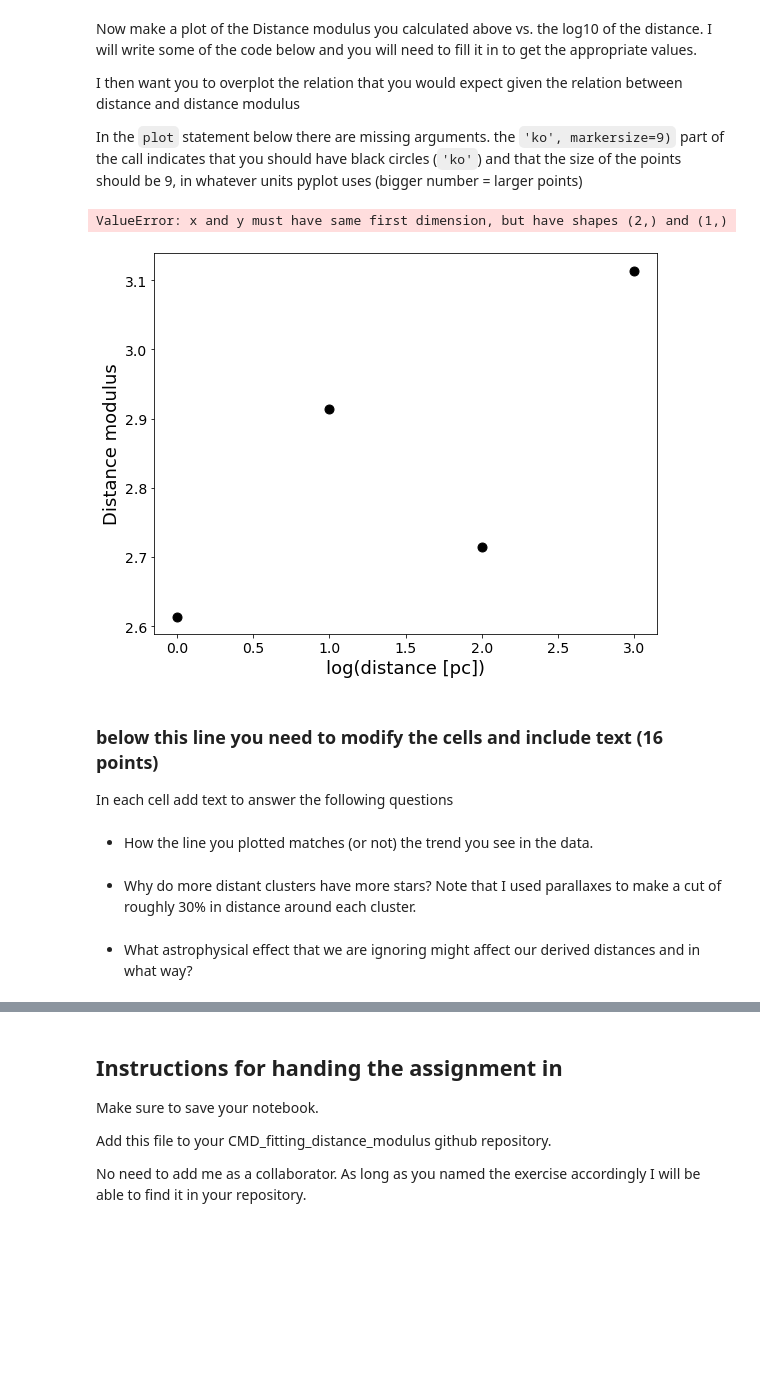
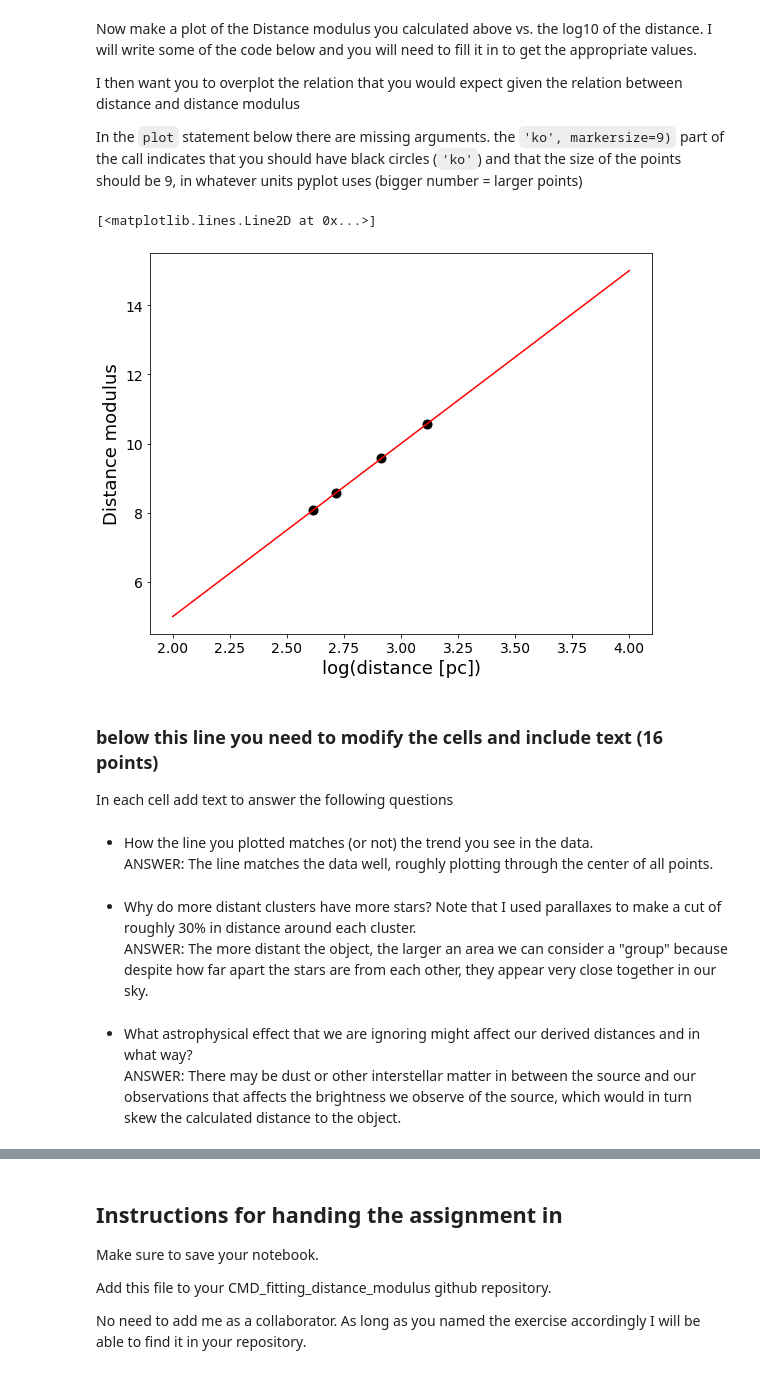
Before and after one commit to vvildfire/CMD_distmod_student, a Jupyter notebook: cluster_plot_student.ipynb, the cells around one changed output, grey strips where cells are left out. Cells and saved outputs as stored; diff of their text form; code cells hidden in the pictures; blank space fills up the shorter version.

```diff
--- a/cluster_plot_student.ipynb
+++ b/cluster_plot_student.ipynb
@@ -188,39 +188,42 @@ In the `plot` statement below there are missing arguments.  the `'ko', markersiz
 # %%
 #You will need to make an array that contains the log of the distances
 
 #### Write code here
-logdist = np.zeros((4,1))
-for x in range(len(logdist)):
-    logdist[x] = np.log10(dists[x])
+
+logdist = np.array(np.log10(dists))
 
 #now complete this plot statement to plot the log of the distance vs. the distance modulus.
-plt.plot(logdist,'ko', markersize=9)
+plt.plot(logdist, dist_mods,'ko', markersize=9)
 plt.xlabel('log(distance [pc])')
 plt.ylabel('Distance modulus')
 
 # here you will need to draw a line on your plot that shows the prediction
 #of the distance modulus given the distance.
 #these are the two x-points of your line, in log distance
 logdistpred = np.array([2,4])
 
 # write down the function that turns logdistpred into the distance modulus
 #
-dmpred =
+dmpred = np.array([5,15])
 
 #plot this line on the previous plot
 #the 'r-' indicates a red line
 plt.plot(logdistpred, dmpred, 'r-')
 # %% [output]
-ValueError: x and y must have same first dimension, but have shapes (2,) and (1,)
+[<matplotlib.lines.Line2D at 0x...>]
-[figure, old version]
+[figure, new version]
 # %% [markdown]
 ### below this line you need to modify the cells and include text  (16 points)
 
 In each cell add text to answer the following questions
 # %% [markdown]
-- How the line you plotted matches (or not) the trend you see in the data.
+- How the line you plotted matches (or not) the trend you see in the data.<br>
+ANSWER: The line matches the data well, roughly plotting through the center of all points.
 # %% [markdown]
-- Why do more distant clusters have more stars?  Note that I used parallaxes to make a cut of roughly 30% in distance around each cluster.
+- Why do more distant clusters have more stars?  Note that I used parallaxes to make a cut of roughly 30% in distance around each cluster.<br>
+ANSWER:
+The more distant the object, the larger an area we can consider a "group" because despite how far apart the stars are from each other, they appear very close together in our sky.
 # %% [markdown]
-- What astrophysical effect that we are ignoring might affect our derived distances and in what way?
+- What astrophysical effect that we are ignoring might affect our derived distances and in what way?<br>
+ANSWER: There may be dust or other interstellar matter in between the source and our observations that affects the brightness we observe of the source, which would in turn skew the calculated distance to the object.
 # %% [markdown]
```
Also changed, not shown: parts of 1 cell of this notebook.
